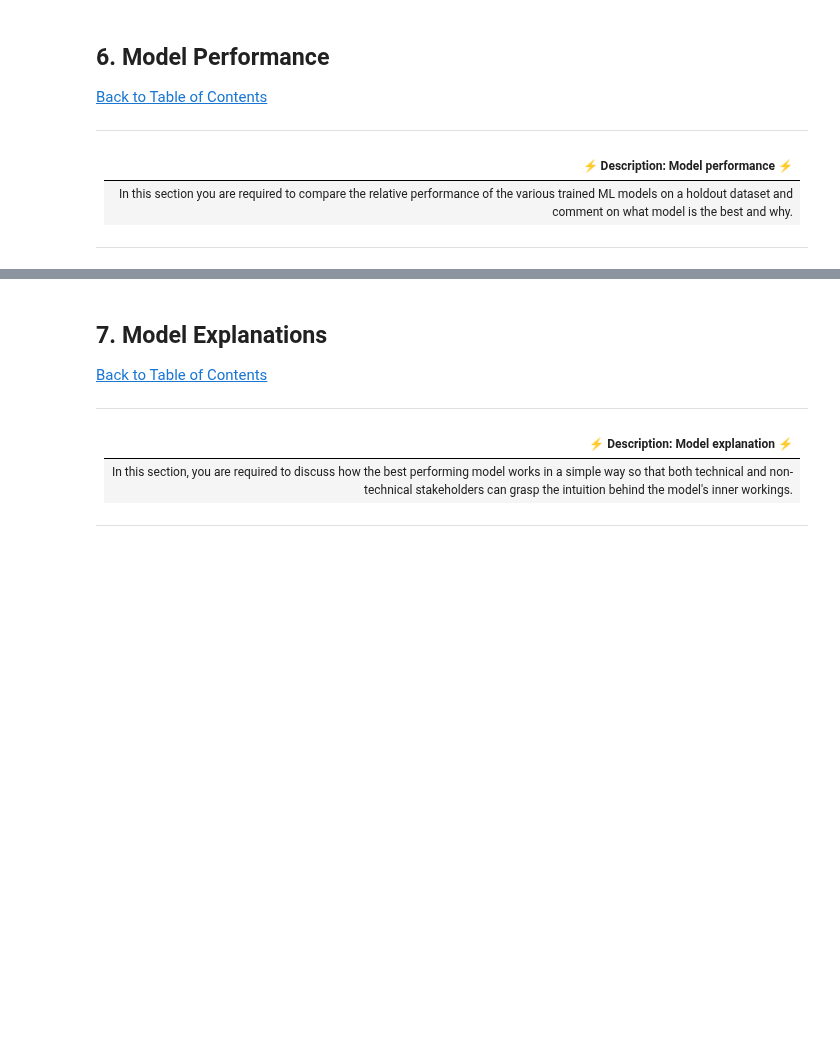
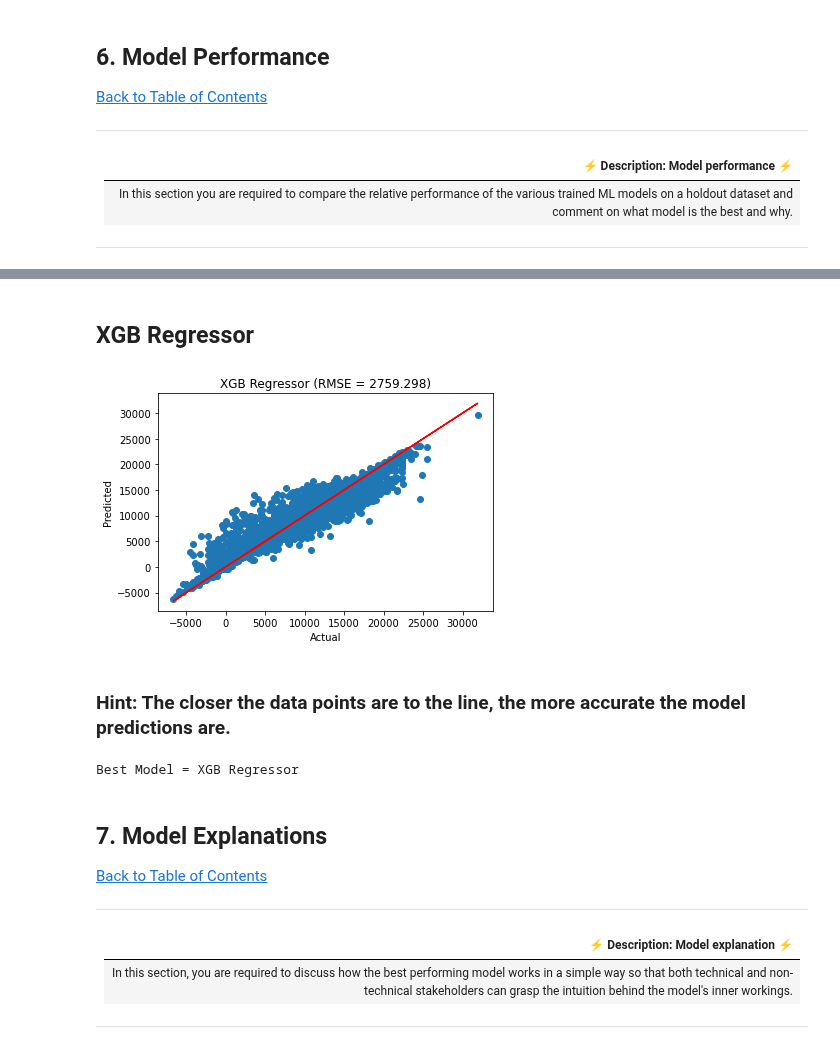
Before and after one commit to Kendo-Shin/Advanced_Regression_Predict-Team-2, a Jupyter notebook: kenny-notebook.ipynb, the cells around one changed output, grey strips where cells are left out. Cells and saved outputs as stored; diff of their text form; code cells hidden in the pictures; blank space fills up the shorter version.

```diff
--- a/kenny-notebook.ipynb
+++ b/kenny-notebook.ipynb
@@ -735,5 +774,26 @@ submission.to_csv('XG_submission_3.csv', index = False)
+# %% [markdown]
+## XGB Regressor
+# %%
+# Create figure and axes
+fig, ax = plt.subplots()
+
+# Plot on axes
+ax.set_title('XGB Regressor (RMSE = 2759.298)')
+ax.set_xlabel('Actual')
+ax.set_ylabel('Predicted')
+ax.scatter(y,xgb_y)
+ax.plot(y,y,'r')
+
+plt.show()
+# %% [output]
+[figure, added]
+# %% [markdown]
+### Hint: The closer the data points are to the line, the more accurate the model predictions are.
 # %%
 # Choose best model and motivate why it is the best choice
+print('Best Model = XGB Regressor')
+# %% [output]
+Best Model = XGB Regressor
 # %% [markdown]
 <a id="seven"></a>
 ## 7. Model Explanations
```
Also changed, not shown: parts of 15 cells of this notebook.
